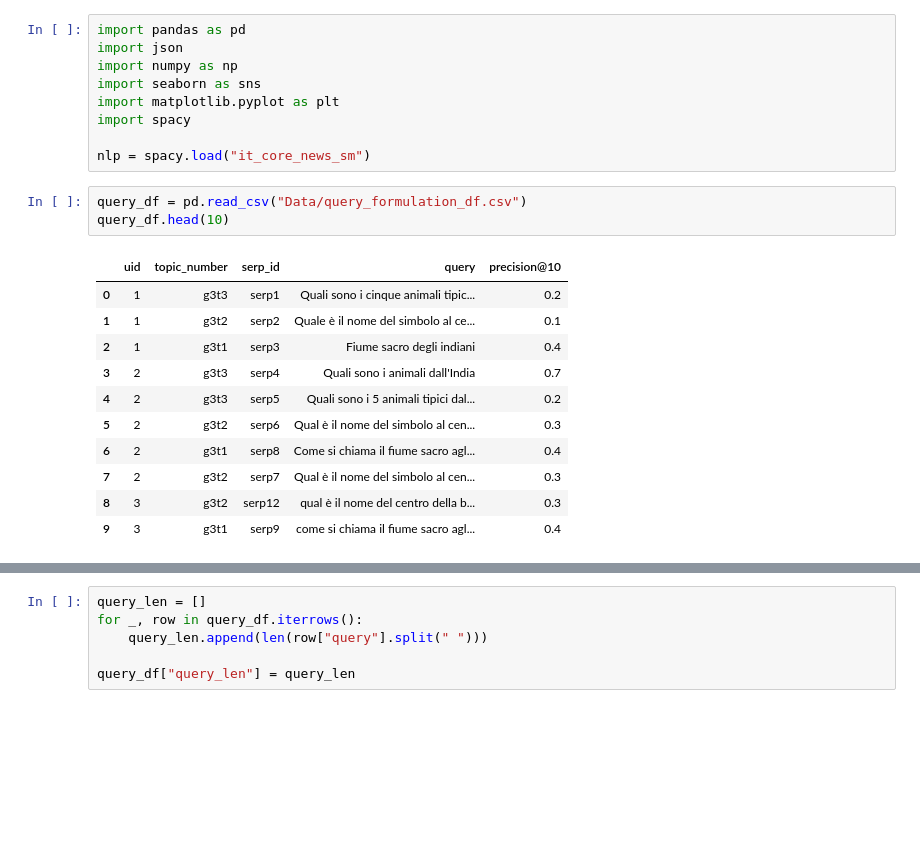
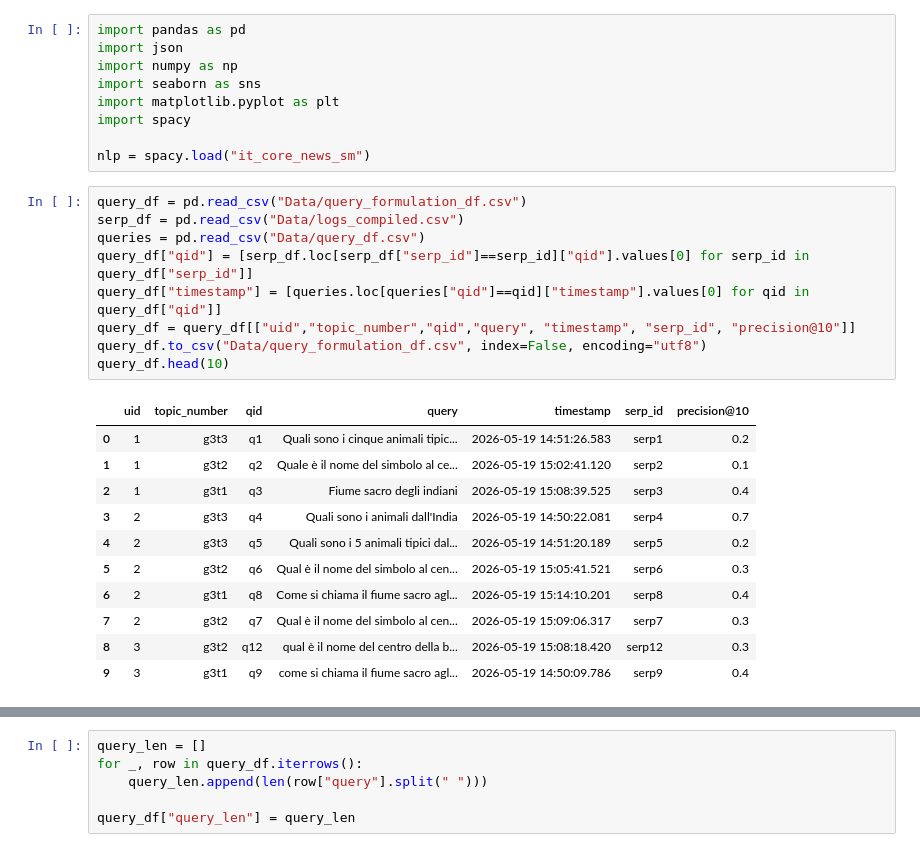
Before and after one commit to SOLandChildren/CHIIR27_LogAnalysis, a Jupyter notebook: query_formulation.ipynb, the cells around one changed output, grey strips where cells are left out. Cells and saved outputs as stored; diff of their text form; blank space fills up the shorter version.

```diff
--- a/query_formulation.ipynb
+++ b/query_formulation.ipynb
@@ -9,16 +9,22 @@ import spacy
 nlp = spacy.load("it_core_news_sm")
 # %%
 query_df = pd.read_csv("Data/query_formulation_df.csv")
+serp_df = pd.read_csv("Data/logs_compiled.csv")
+queries = pd.read_csv("Data/query_df.csv")
+query_df["qid"] = [serp_df.loc[serp_df["serp_id"]==serp_id]["qid"].values[0] for serp_id in query_df["serp_id"]]
+query_df["timestamp"] = [queries.loc[queries["qid"]==qid]["timestamp"].values[0] for qid in query_df["qid"]]
+query_df = query_df[["uid","topic_number","qid","query", "timestamp", "serp_id", "precision@10"]]
+query_df.to_csv("Data/query_formulation_df.csv", index=False, encoding="utf8")
 query_df.head(10)
 # %% [output]
-|  | uid | topic_number | serp_id | query | precision@10 |
-| 0 | 1 | g3t3 | serp1 | Quali sono i cinque animali tipic... | 0.2 |
-| 1 | 1 | g3t2 | serp2 | Quale è il nome del simbolo al ce... | 0.1 |
-| 2 | 1 | g3t1 | serp3 | Fiume sacro degli indiani | 0.4 |
-| 3 | 2 | g3t3 | serp4 | Quali sono i animali dall'India | 0.7 |
-| 4 | 2 | g3t3 | serp5 | Quali sono i 5 animali tipici dal... | 0.2 |
-| 5 | 2 | g3t2 | serp6 | Qual è il nome del simbolo al cen... | 0.3 |
-| 6 | 2 | g3t1 | serp8 | Come si chiama il fiume sacro agl... | 0.4 |
-| 7 | 2 | g3t2 | serp7 | Qual è il nome del simbolo al cen... | 0.3 |
-| 8 | 3 | g3t2 | serp12 | qual è il nome del centro della b... | 0.3 |
-| 9 | 3 | g3t1 | serp9 | come si chiama il fiume sacro agl... | 0.4 |
+|  | uid | topic_number | qid | query | timestamp | serp_id | precision@10 |
+| 0 | 1 | g3t3 | q1 | Quali sono i cinque animali tipic... | 2026-05-19 14:51:26.583 | serp1 | 0.2 |
+| 1 | 1 | g3t2 | q2 | Quale è il nome del simbolo al ce... | 2026-05-19 15:02:41.120 | serp2 | 0.1 |
+| 2 | 1 | g3t1 | q3 | Fiume sacro degli indiani | 2026-05-19 15:08:39.525 | serp3 | 0.4 |
+| 3 | 2 | g3t3 | q4 | Quali sono i animali dall'India | 2026-05-19 14:50:22.081 | serp4 | 0.7 |
+| 4 | 2 | g3t3 | q5 | Quali sono i 5 animali tipici dal... | 2026-05-19 14:51:20.189 | serp5 | 0.2 |
+| 5 | 2 | g3t2 | q6 | Qual è il nome del simbolo al cen... | 2026-05-19 15:05:41.521 | serp6 | 0.3 |
+| 6 | 2 | g3t1 | q8 | Come si chiama il fiume sacro agl... | 2026-05-19 15:14:10.201 | serp8 | 0.4 |
+| 7 | 2 | g3t2 | q7 | Qual è il nome del simbolo al cen... | 2026-05-19 15:09:06.317 | serp7 | 0.3 |
+| 8 | 3 | g3t2 | q12 | qual è il nome del centro della b... | 2026-05-19 15:08:18.420 | serp12 | 0.3 |
+| 9 | 3 | g3t1 | q9 | come si chiama il fiume sacro agl... | 2026-05-19 14:50:09.786 | serp9 | 0.4 |
```
Also changed, not shown: parts of 5 cells of this notebook, 3 other files.
